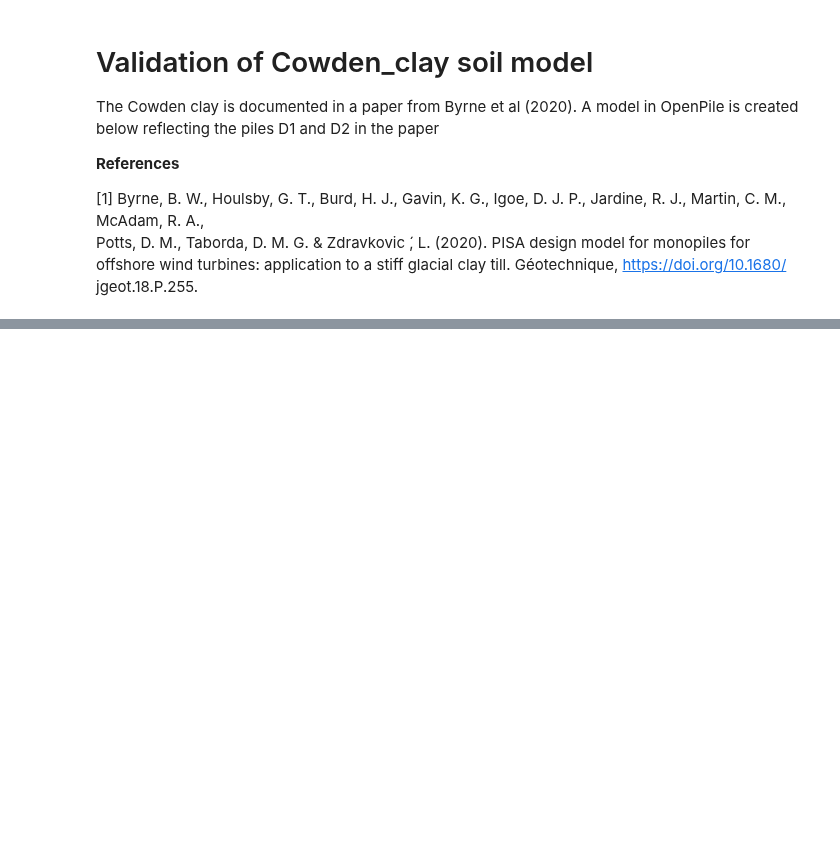
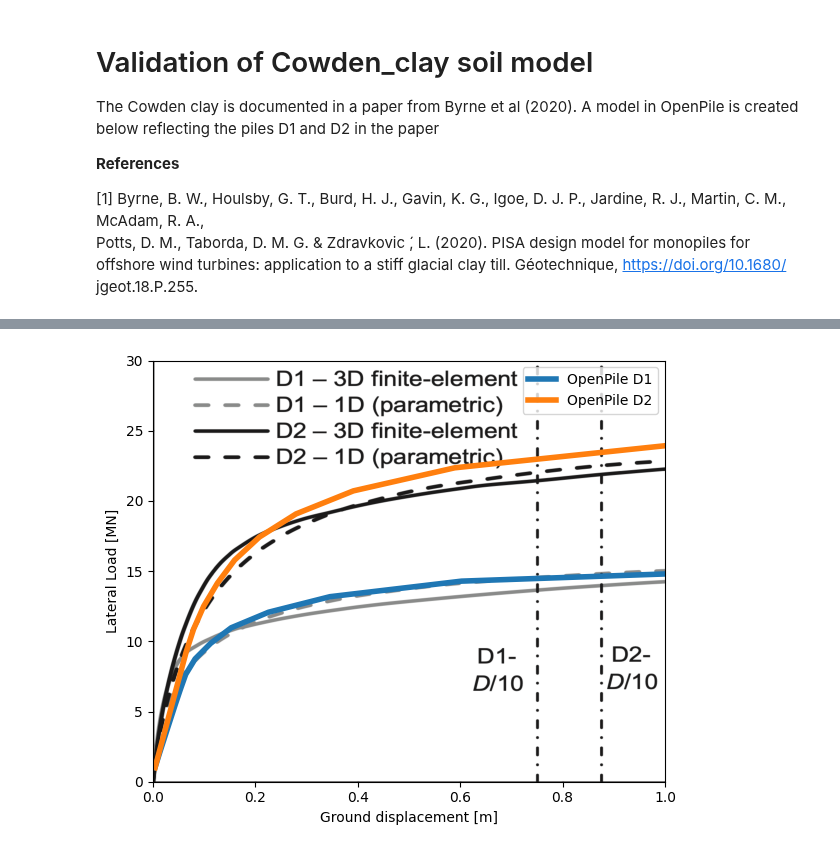
Before and after one commit to TchilDill/openpile, a Jupyter notebook: samples/CowdenClay_Byrne2020_D1.ipynb, the cells around one changed output, grey strips where cells are left out. Saved outputs shown, nothing was run; the diff lists cells and outputs as text; code cells hidden in the pictures; blank space fills up the shorter version.

```diff
--- a/samples/CowdenClay_Byrne2020_D1.ipynb
+++ b/samples/CowdenClay_Byrne2020_D1.ipynb
@@ -103,0 +85,89 @@ Converged at iteration no. 7
+# %%
+import numpy as np
+import matplotlib.pyplot as plt
+
+from openpile.construct import Pile, SoilProfile, Layer, Model
+from openpile.soilmodels import Custom_pisa_clay
+from openpile.utils.multipliers import cowden_clay_py_pisa_norm_param, cowden_clay_mt_pisa_norm_param, cowden_clay_Mb_pisa_norm_param, cowden_clay_Hb_pisa_norm_param
+
+# Plot with piles D1 and D2
+fig, ax = plt.subplots(figsize=[6, 5])
+im = plt.imread("Cowden_Clay_D1_and_D2_piles.png")
+im = ax.imshow(im, extent=[0, 1, 0, 30], aspect="auto")
+ax.set_xlim([0, 1])
+ax.set_xlabel("Ground displacement [m]")
+ax.set_ylabel("Lateral Load [MN]")
+
+# Pile D1
+pile = Pile.create_tubular(name="", top_elevation=0, bottom_elevation=-22.5, diameter=7.5, wt=0.068)
+sp = SoilProfile(
+    name="",
+    top_elevation=0,
+    water_line=10,
+    layers=[
+        Layer(
+            name="",
+            top=0,
+            bottom=-11,
+            weight=21,
+            lateral_model=Custom_pisa_clay(
+                Su=[80, 140],
+                G0=[20e3, 200e3],
+                **cowden_clay_py_pisa_norm_param(D=7.5),
+                **cowden_clay_mt_pisa_norm_param(D=7.5),
+                **cowden_clay_Hb_pisa_norm_param(D=7.5, L=22.5),
+                **cowden_clay_Mb_pisa_norm_param(D=7.5, L=22.5),
+            ),
+        ),
+        Layer(
+            name="",
+            top=-11,
+            bottom=-35,
+            weight=21,
+            lateral_model=Custom_pisa_clay(
+                Su=[140, 200],
+                G0=[200e3, 400e3],
+                **cowden_clay_py_pisa_norm_param(D=7.5),
+                **cowden_clay_mt_pisa_norm_param(D=7.5),
+                **cowden_clay_Hb_pisa_norm_param(D=7.5, L=22.5),
+                **cowden_clay_Mb_pisa_norm_param(D=7.5, L=22.5),
+            ),
+        ),
+    ],
+)
+
+M = Model(name="", pile=pile, soil=sp, coarseness=1.0)
+M.set_support(elevation=-22.5, Tz=True)
+
+vg = []
+applied_loads = np.linspace(1, 16.5, 15)
+e = 37.5
+
+for Hg in applied_loads:
+    M.set_pointload(elevation=0, Py=Hg * 1e3, Mx=-Hg * 1e3 * e)
+    result = M.solve()
+
+    vg.append(result.deflection["Deflection [m]"][0])
+
+ax.plot(vg, applied_loads, linewidth=4)
+
+# Pile D2
+pile = Pile.create_tubular(name="", top_elevation=0, bottom_elevation=-35, diameter=8.75, wt=0.091)
+M = Model(name="", pile=pile, soil=sp, coarseness=1.0)
+M.set_support(elevation=-35, Tz=True)
+
+vg = []
+applied_loads = np.linspace(1, 24, 15)
+e = 87.5
+
+for Hg in applied_loads:
+    M.set_pointload(elevation=0, Py=Hg * 1e3, Mx=-Hg * 1e3 * e)
+    result = M.solve()
+
+    vg.append(result.deflection["Deflection [m]"][0])
+
+ax.plot(vg, applied_loads, linewidth=4)
+ax.legend(["OpenPile D1", "OpenPile D2"])
+
+plt.tight_layout()
+# %% [output]
@@ -103,0 +191 @@ Converged at iteration no. 7
+[figure, added]
```
Also changed, not shown: parts of 2 cells of this notebook, 1 other file.
